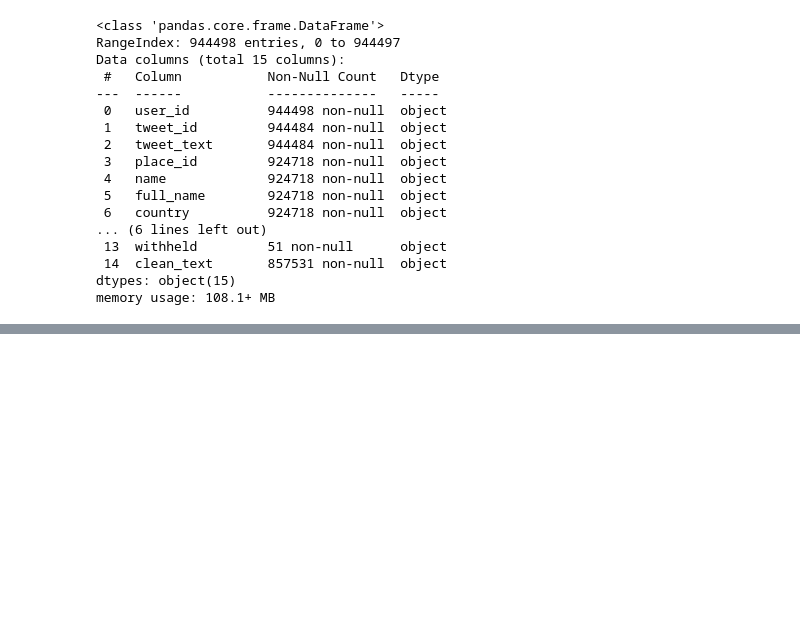
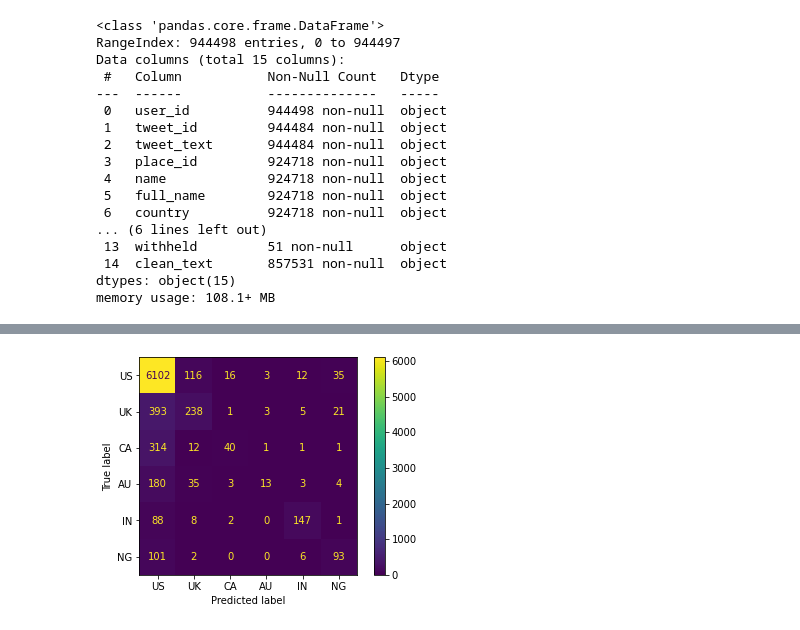
Before and after one commit to srtoner/SI630Project, a Jupyter notebook: training_si630_finalproj.ipynb, the cells around one changed output, grey strips where cells are left out. Cells and saved outputs as stored; diff of their text form; code cells hidden in the pictures; blank space fills up the shorter version.

```diff
--- a/training_si630_finalproj.ipynb
+++ b/training_si630_finalproj.ipynb
@@ -162,4 +190,6 @@ Some weights of BertForSequenceClassification were not initialized from the mode
 You should probably TRAIN this model on a down-stream task to be able to use it for predictions and inference.
+# %%
+model = model.to(device)
 # %%
 from transformers import AutoTokenizer, AutoModel, AutoModelForSequenceClassification, DataCollatorWithPadding
 tokenizer = AutoTokenizer.from_pretrained('Twitter/twhin-bert-base')
@@ -176,11 +206,13 @@ def preprocess(text):
 def preprocess_function(examples):
     label = examples["country"]
     # examples['tweet_text'].apply(preprocess)
-    # examples = tokenizer(preprocess(examples["tweet_text"]), truncation=True, padding="max_length", max_length=256, return_tensors='pt')
-    examples = tokenizer(examples["tweet_text"], truncation=True, padding="max_length", max_length=256, return_tensors='pt')
+    examples = tokenizer(preprocess(examples["tweet_text"]), truncation=True, padding="max_length", max_length=256, return_tensors='pt')
+#     examples = tokenizer(examples["tweet_text"], truncation=True, padding="max_length", max_length=256, return_tensors='pt')
+
     for key in examples:
-        examples[key] = examples[key].squeeze(0)
-    examples["label"] = label
+        examples[key] = examples[key].squeeze(0)#.to(device)
+    examples["label"] = torch.IntTensor([label])
+    examples = examples.to(device)
     return examples
 
 for split in ds:
@@ -209,7 +288,8 @@ import numpy as np
 def compute_metrics(eval_pred):
     predictions, labels = eval_pred
     predictions = np.argmax(predictions, axis=1)
-    return {"accuracy": accuracy.compute(predictions=predictions, references=labels), "f1":f1_metric.compute(predictions=predictions, references=labels, average="weighted")}
+    return {"accuracy": accuracy.compute(predictions=predictions, references=labels),
+            "f1":f1_metric.compute(predictions=predictions, references=labels, average="weighted")}
 # %%
 import torch
 class TwitterTrainer(Trainer):
@@ -228,9 +308,9 @@ tb = TensorBoardCallback()
 # %%
 training_args = TrainingArguments(
-    output_dir="my_awesome_model",
+    output_dir=f"my_awesome_model_{suffix}",
     learning_rate=2e-5,
-    per_device_train_batch_size=16,
-    per_device_eval_batch_size=16,
+    per_device_train_batch_size=32,
+    per_device_eval_batch_size=32,
     num_train_epochs=2,
     weight_decay=0.01,
     evaluation_strategy="epoch",
@@ -244,5 +324,5 @@ trainer = TwitterTrainer(
     train_dataset=ds["train"],
     eval_dataset=ds["validation"],
     compute_metrics=compute_metrics,
-    callbacks = [tb]
+#     callbacks = [tb]
 )
@@ -362,0 +398,9 @@ array([[785,  11,   2,   0,   3,   3],
+# %%
+from sklearn.metrics import confusion_matrix
+from sklearn.metrics import ConfusionMatrixDisplay
+cm = confusion_matrix(labels_array, predictions_array)
+cm_display = ConfusionMatrixDisplay(confusion_matrix = cm,
+                                    display_labels = ['US', 'UK', 'CA', 'AU', 'IN', 'NG'])
+cm_display.plot();
+# %% [output]
+[figure, added]
```
Also changed, not shown: parts of 37 cells of this notebook.
